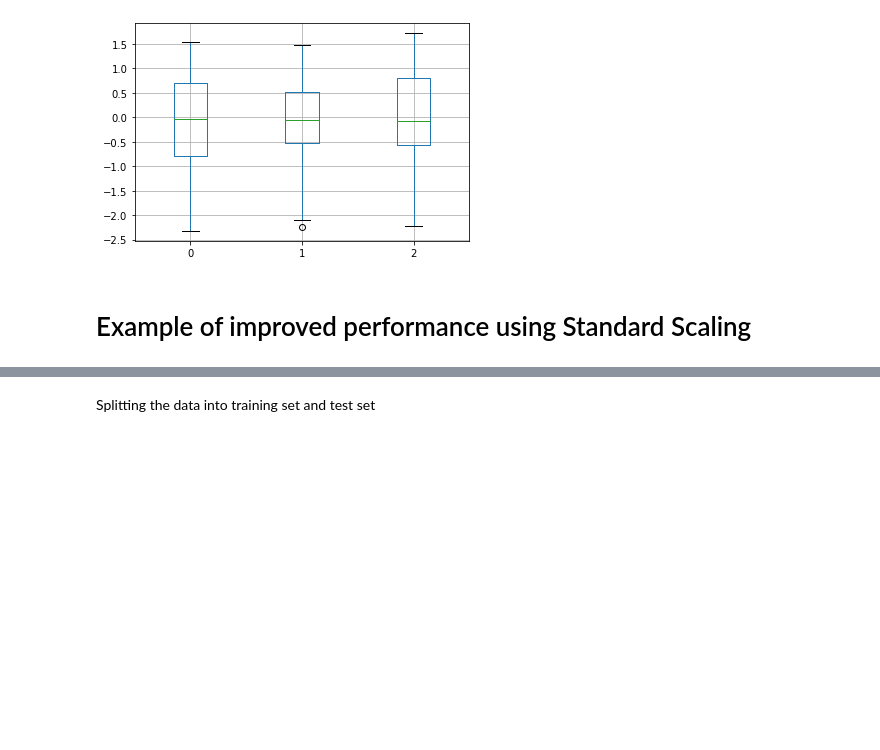
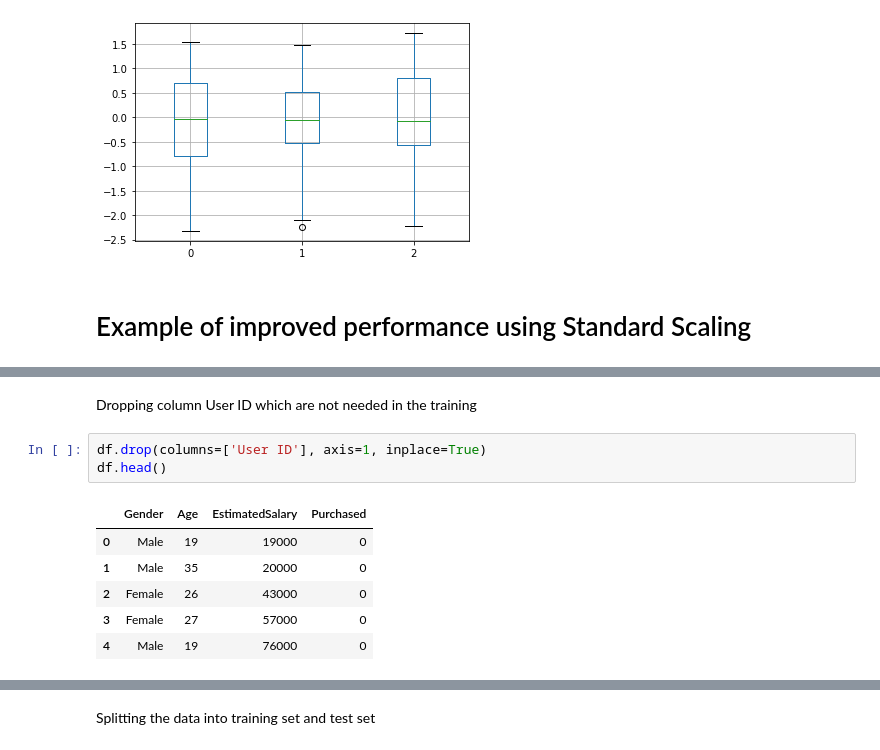
Before and after one commit to CertifaiAI/data-science-fundamentals, a Jupyter notebook: solution/03-0_Feature Scaling.ipynb, the cells around one changed output, grey strips where cells are left out. Drawn from its saved outputs; the diff is of its cells as text; blank space fills up the shorter version.

```diff
--- a/solution/03-0_Feature Scaling.ipynb
+++ b/solution/03-0_Feature Scaling.ipynb
@@ -124,0 +127,12 @@ target=iris.target
+# %% [markdown]
+Dropping column User ID which are not needed in the training
+# %%
+df.drop(columns=['User ID'], axis=1, inplace=True)
+df.head()
+# %% [output]
+|  | Gender | Age | EstimatedSalary | Purchased |
+| 0 | Male | 19 | 19000 | 0 |
+| 1 | Male | 35 | 20000 | 0 |
+| 2 | Female | 26 | 43000 | 0 |
+| 3 | Female | 27 | 57000 | 0 |
+| 4 | Male | 19 | 76000 | 0 |
```
Also changed, not shown: parts of 26 cells of this notebook, 2 other files.
